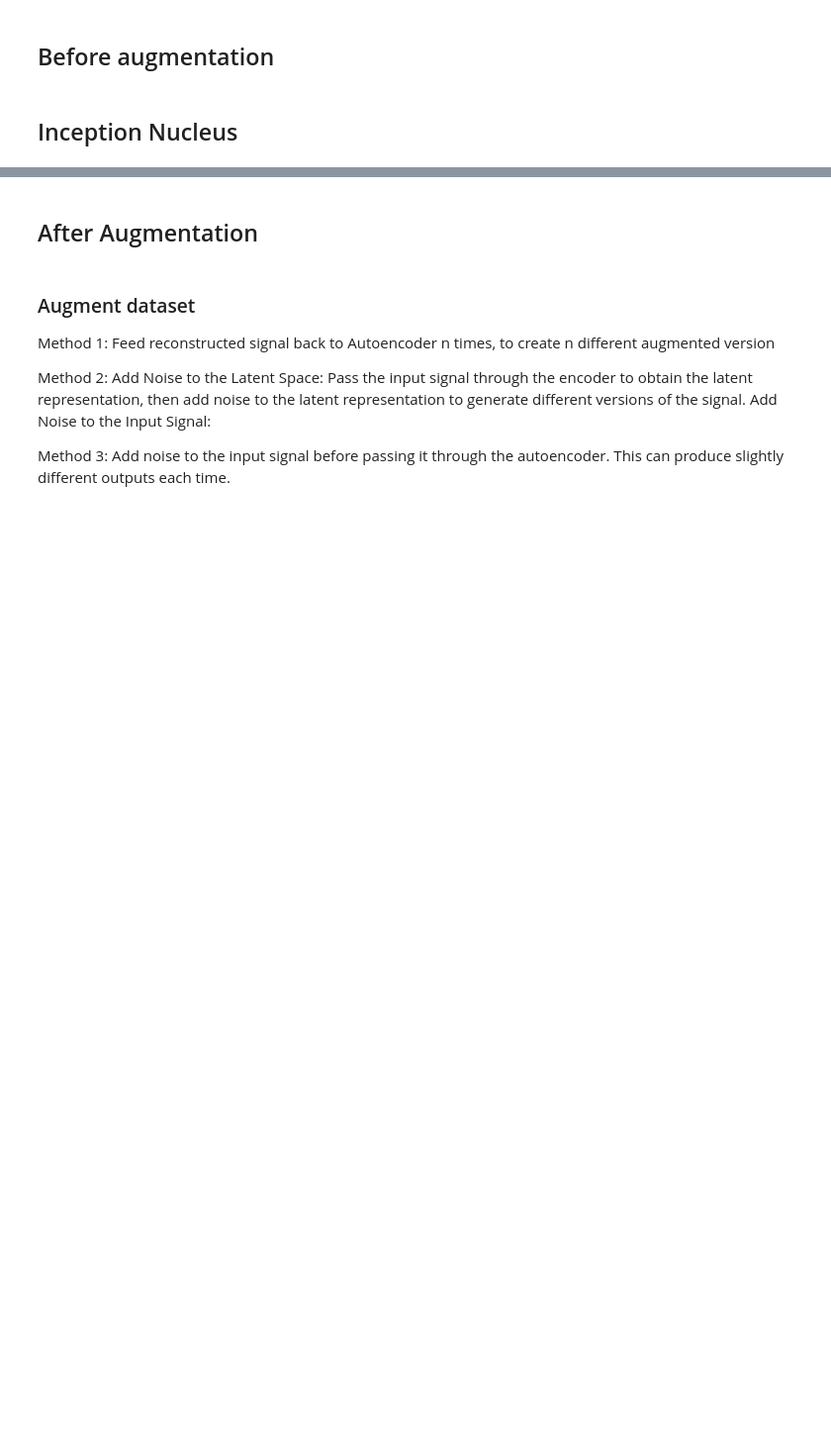
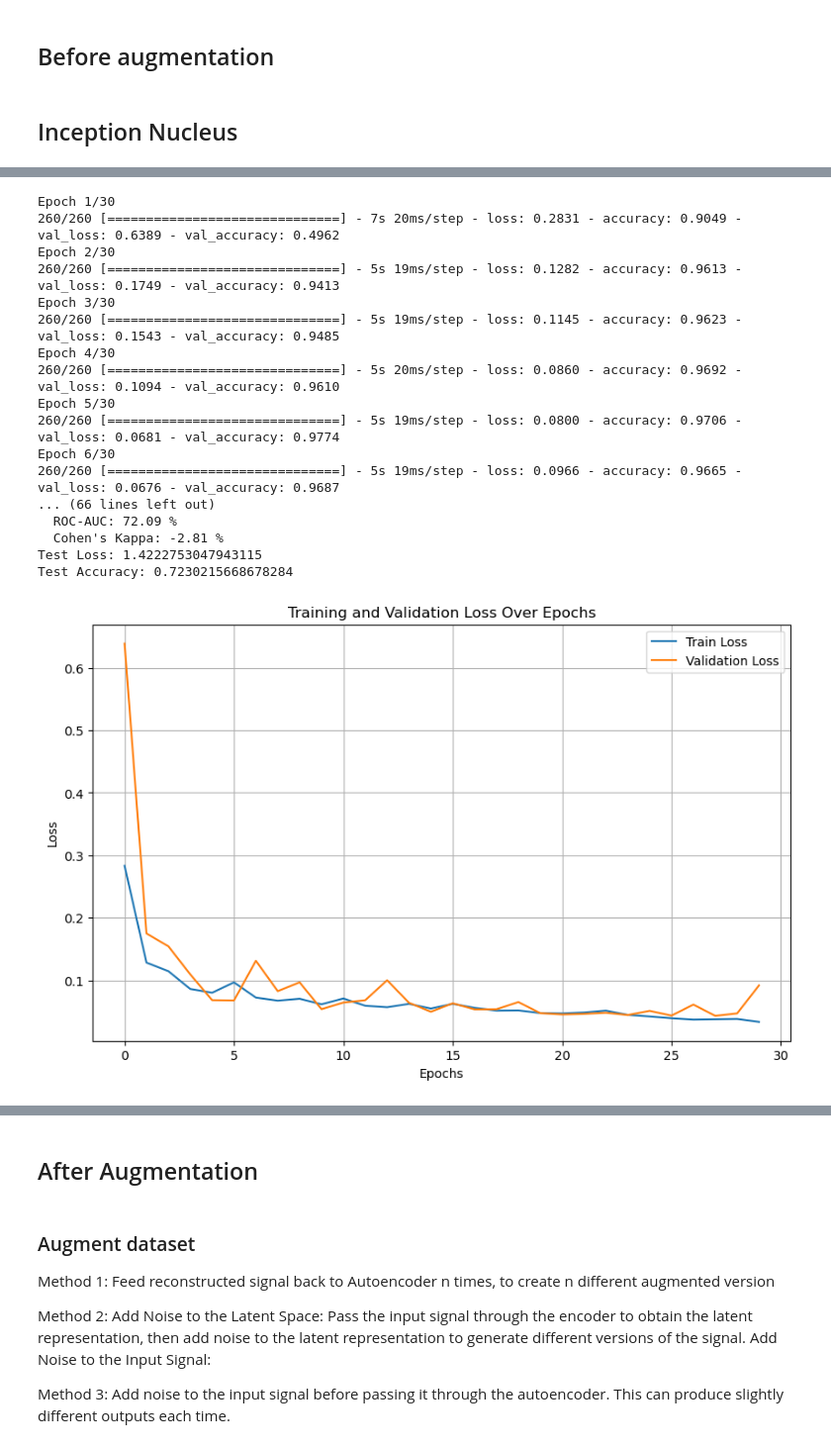
Before and after one commit to Accenture-Northwestern-Capstone/clinical, a Jupyter notebook: clinical_data_augmentation_week6_autoencoder_dropout.ipynb, the cells around one changed output, grey strips where cells are left out. Shown at 99% size. Drawn from its saved outputs; the diff is of its cells as text; code cells hidden in the pictures; blank space fills up the shorter version.

```diff
--- a/clinical_data_augmentation_week6_autoencoder_dropout.ipynb
+++ b/clinical_data_augmentation_week6_autoencoder_dropout.ipynb
@@ -612,0 +647,21 @@ Test Accuracy: 0.826438844203949
+# %%
+train_and_test_classification(X_train_scaled, y_train, X_test_scaled, y_test)
+# %% [output]
+Epoch 1/30
+260/260 [==============================] - 7s 20ms/step - loss: 0.2831 - accuracy: 0.9049 - val_loss: 0.6389 - val_accuracy: 0.4962
+Epoch 2/30
+260/260 [==============================] - 5s 19ms/step - loss: 0.1282 - accuracy: 0.9613 - val_loss: 0.1749 - val_accuracy: 0.9413
+Epoch 3/30
+260/260 [==============================] - 5s 19ms/step - loss: 0.1145 - accuracy: 0.9623 - val_loss: 0.1543 - val_accuracy: 0.9485
+Epoch 4/30
+260/260 [==============================] - 5s 20ms/step - loss: 0.0860 - accuracy: 0.9692 - val_loss: 0.1094 - val_accuracy: 0.9610
+Epoch 5/30
+260/260 [==============================] - 5s 19ms/step - loss: 0.0800 - accuracy: 0.9706 - val_loss: 0.0681 - val_accuracy: 0.9774
+Epoch 6/30
+260/260 [==============================] - 5s 19ms/step - loss: 0.0966 - accuracy: 0.9665 - val_loss: 0.0676 - val_accuracy: 0.9687
+... (66 lines left out)
+  ROC-AUC: 72.09 %
+  Cohen's Kappa: -2.81 %
+Test Loss: 1.4222753047943115
+Test Accuracy: 0.7230215668678284
+[figure, added]
```
Also changed, not shown: parts of 30 cells of this notebook.
